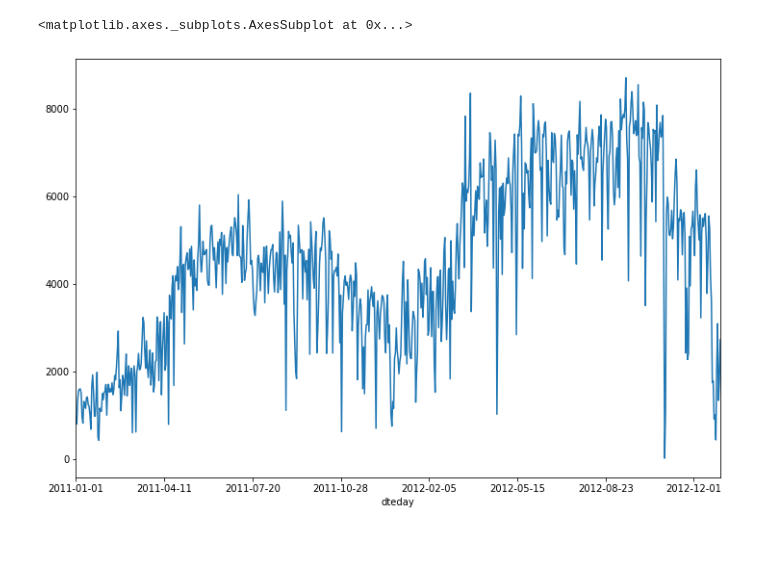
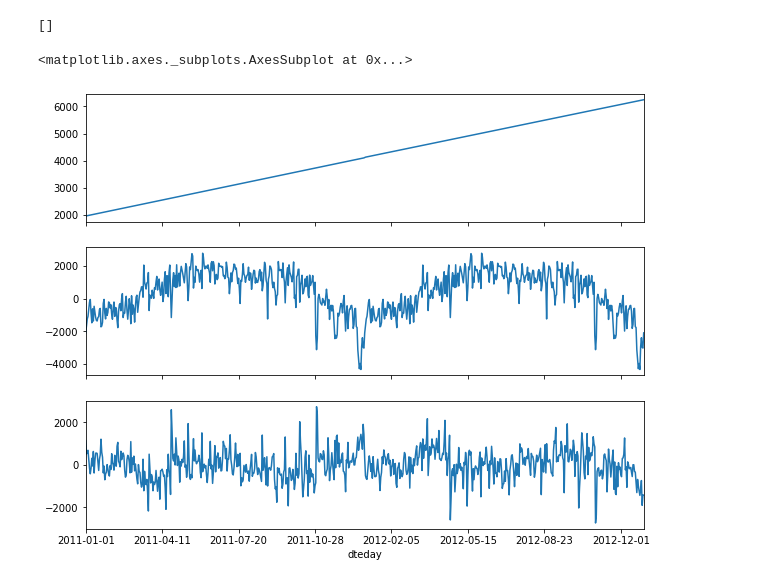
Before and after one commit to prashantnbangar/pyforesight, a Jupyter notebook: examples/timeseries101.ipynb, the cells around one changed output. Cells and saved outputs as stored; diff of their text form; code cells hidden in the pictures; blank space fills up the shorter version.

```diff
--- a/examples/timeseries101.ipynb
+++ b/examples/timeseries101.ipynb
@@ -2,9 +2,31 @@
 import pandas as pd
 import matplotlib.pyplot as plt
 
-bike_sharing = pd.read_csv("../datasets/bike-sharing.csv")
+bike_sharing = pd.read_csv("bike-sharing.csv")
 bike_sharing.set_index(bike_sharing["dteday"], inplace=True)
-bike_sharing["cnt"].plot(figsize=(12,8))
+bike_sharing["cnt"].plot(figsize=(10,6))
+plt.plot()
 # %% [output]
-<matplotlib.axes._subplots.AxesSubplot at 0x...>
+[]
-[figure, removed]
+# %%
+from seasonal import fit_seasons
+from numpy import tile
+
+#Find seasonality and trend in data
+seasonal_pattern, trend = fit_seasons(bike_sharing["cnt"], period=365)
+#Fill the seasonal pattern for the entire data for visualization
+bike_sharing["seasonality"] = tile(seasonal_pattern, len(bike_sharing)//len(seasonal_pattern) + 1)[:len(bike_sharing)]
+bike_sharing["trend"] = trend
+#Calculate residual
+bike_sharing["residual"] = bike_sharing["cnt"] - bike_sharing["seasonality"] - bike_sharing["trend"]
+
+fig, axes = plt.subplots(nrows=3,
+                         ncols=1,
+                         sharex=True,
+                        figsize=(10,8))
+bike_sharing["trend"].plot(ax=axes[0])
+bike_sharing["seasonality"].plot(ax=axes[1])
+bike_sharing["residual"].plot(ax=axes[2])
+# %% [output]
+<matplotlib.axes._subplots.AxesSubplot at 0x...>
+[figure, added]
```
Also changed, not shown: parts of 2 cells of this notebook, 4 other files.
